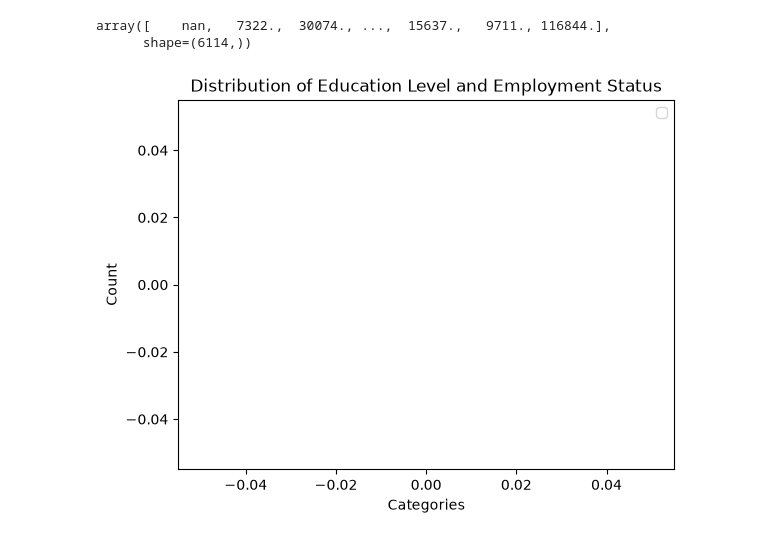
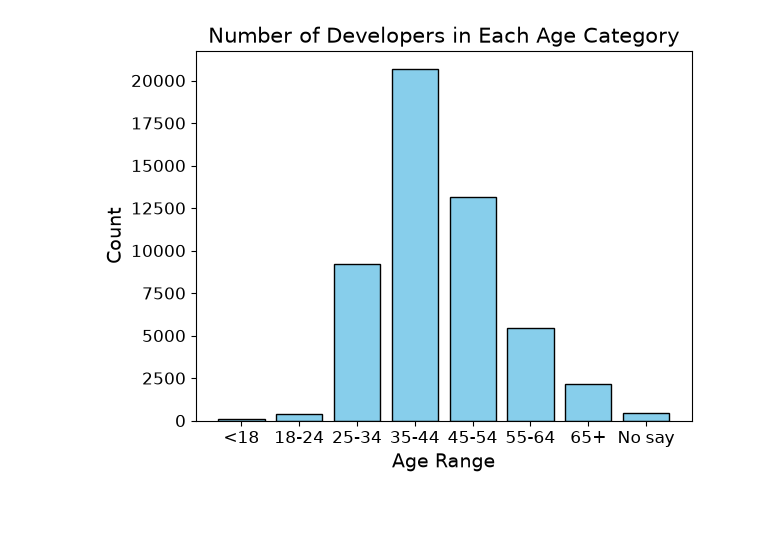
Before and after one commit to CodingExtraordinaire-7/Computer-Science-Survey, a Jupyter notebook: survey.ipynb, the cells around one changed output. Saved outputs shown, nothing was run; the diff lists cells and outputs as text; code cells hidden in the pictures; blank space fills up the shorter version.

Commit message:
Did some EDA, and made a graph of age count

```diff
--- a/survey.ipynb
+++ b/survey.ipynb
@@ -15,0 +81,27 @@ survey_df.head()
+# %%
+age_numbers = []
+
+#for loop: cycles through the dataset, and uses conditional to assign a numerical value to age ranges
+#Adds the numbers in a list, into a new column, corresponding to each row
+for age in survey_df['Age']:
+    if age == 'Under 18 years old':
+        age_numbers.append(1)      # 1 --> <18
+    elif age == '18-24 years old':
+        age_numbers.append(2)      # 2 --> 18-24
+    elif age == '25-34 years old':
+        age_numbers.append(3)      # 3 --> 25-34
+    elif age == '35-44 years old':
+        age_numbers.append(4)      # 4 --> 35-44
+    elif age == '45-54 years old':
+        age_numbers.append(5) # 5 --> 45-54
+    elif age == '55-64 years old':
+        age_numbers.append(6) # 6 --> 55-64
+    elif age == '65 years or older':
+        age_numbers.append(7) # 7 --> 65+
+    else:
+        age_numbers.append(-0)    # For 'prefer not to say'
+
+# Put the list back into the dataset
+survey_df['AgeCategory'] = age_numbers
+survey_df.insert(3, 'AgeCategory', survey_df.pop('AgeCategory')) #Moves the column right beside 'Age', the 3rd index
+survey_df.head(3)
@@ -16,21 +114,17 @@ survey_df.head()
 # %%
-survey_df.head().isnull().sum()
-survey_df.shape
-survey_df['ConvertedCompYearly'].unique()
+#Gets counts of the age category, sorted from 0-7
+age_counts = survey_df['AgeCategory'].value_counts().sort_index()
+
+#plotting bar ,graph, with some color
+plt.bar(age_counts.index, age_counts.values, color='skyblue', edgecolor='black')
+
+#using labels to force x axis to read the age ranges, instead of 0-7
+labels = ['<18', '18-24', '25-34', '35-44', '45-54', '55-64', '65+', 'No say']
+plt.xticks(ticks=age_counts.index[:8], labels=labels)
+
+plt.title("Number of Developers in Each Age Category")
+plt.xlabel("Age Range")
+plt.ylabel("Count")
+plt.show()
 # %% [output]
-array([    nan,   7322.,  30074., ...,  15637.,   9711., 116844.],
-      shape=(6114,))
+[figure, added]
-# %%
-#still working on graphing
-# I probably still need to do more EDA
-x = survey_df.groupby('EdLevel').value_counts()
-y = survey_df.groupby('Employment').value_counts()
-
-plt.bar(x, y)
-plt.xlabel('Categories')
-plt.ylabel('Count')
-plt.title('Education Level and Employment Status')
-plt.legend()
-plt.show()
-# %% [output]
-[figure, removed]
```
Also changed, not shown: parts of 8 cells of this notebook.
